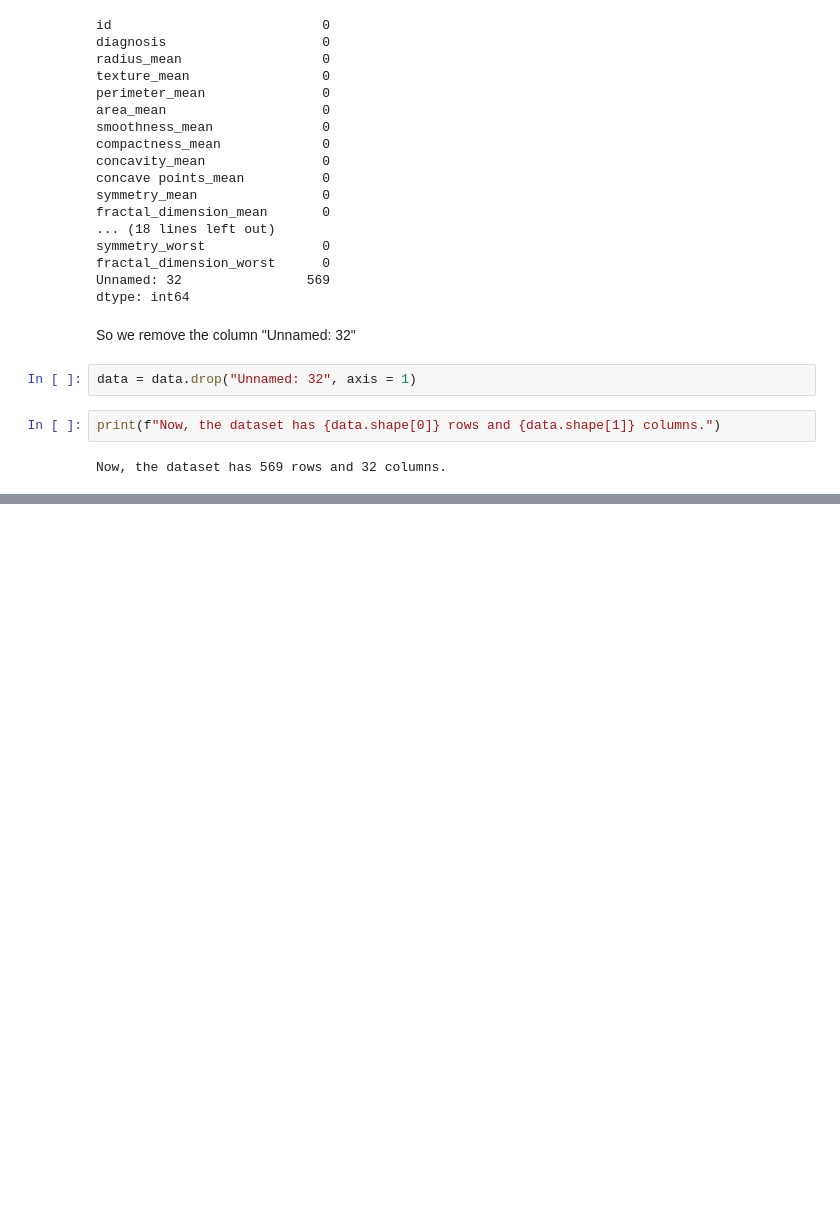
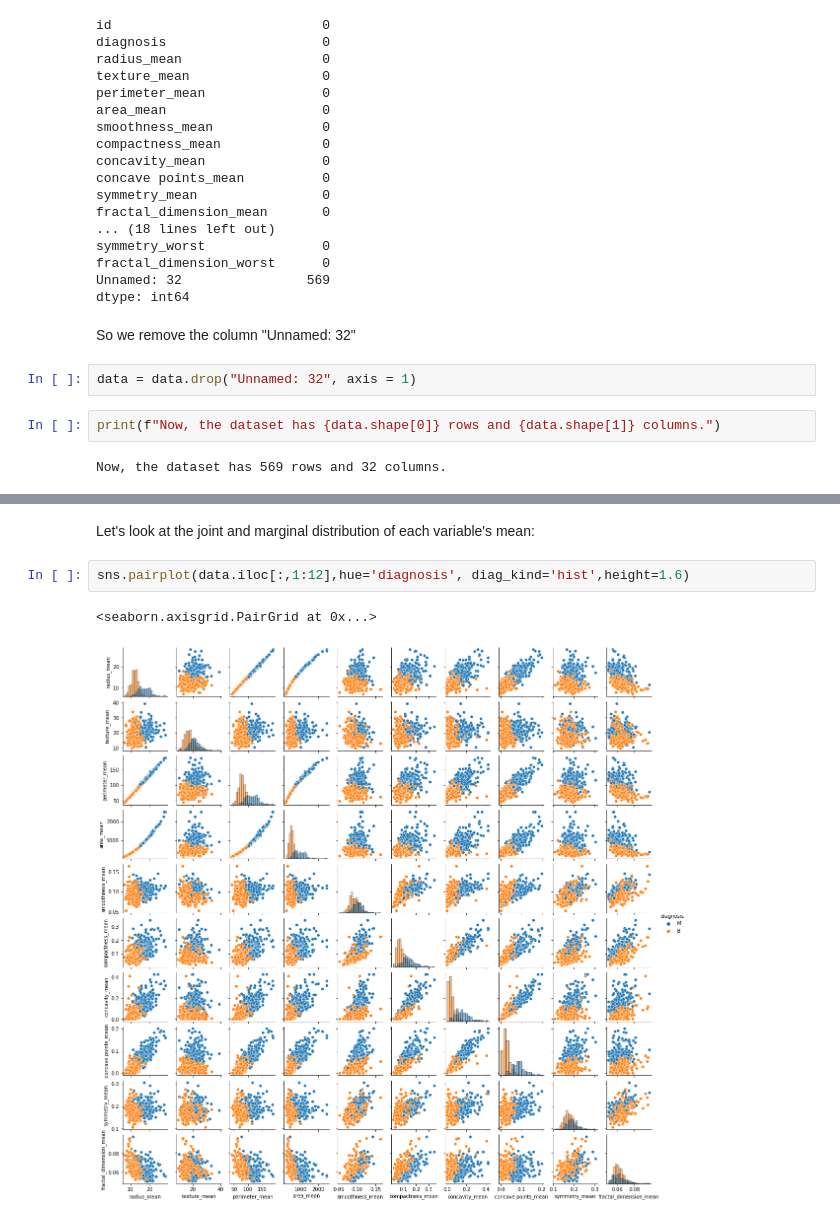
Before and after one commit to aryalsohan0/BreastCancerDiagnosis, a Jupyter notebook: Breast Cancer Analysis.ipynb, the cells around one changed output, grey strips where cells are left out. Cells and saved outputs as stored; diff of their text form; blank space fills up the shorter version.

```diff
--- a/Breast Cancer Analysis.ipynb
+++ b/Breast Cancer Analysis.ipynb
@@ -109,0 +164,7 @@ Now, the dataset has 569 rows and 32 columns.
+# %% [markdown]
+Let's look at the joint and marginal distribution of each variable's mean:
+# %%
+sns.pairplot(data.iloc[:,1:12],hue='diagnosis', diag_kind='hist',height=1.6)
+# %% [output]
+<seaborn.axisgrid.PairGrid at 0x...>
+[figure, added]
```
Also changed, not shown: parts of 54 cells of this notebook, 1 other file.
